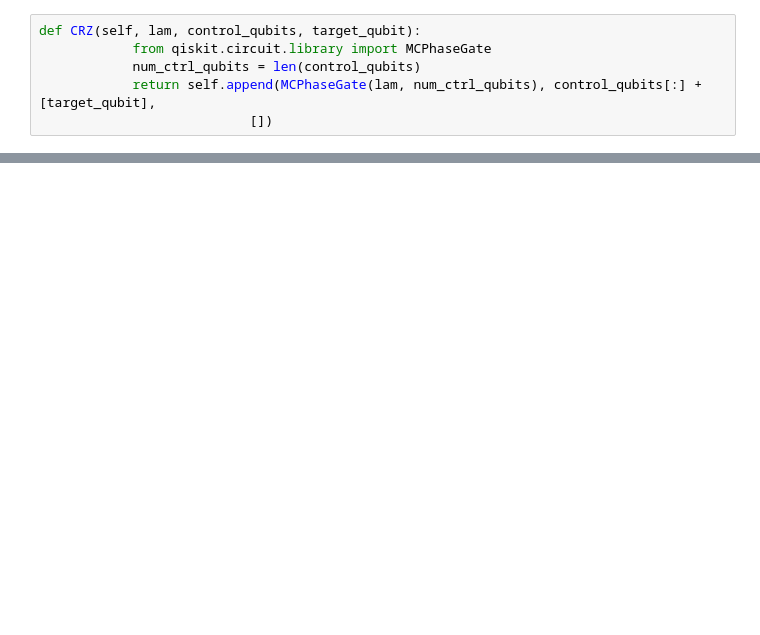
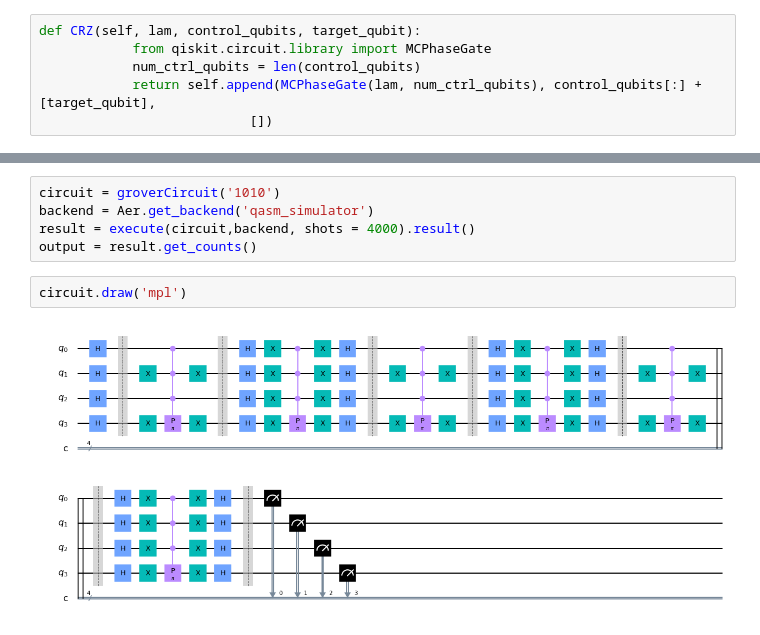
Before and after one commit to theheavygluon/QuantumComputingPrereqs, a Jupyter notebook: QuantAlgs/Documentation_v1.ipynb, the cells around one changed output, grey strips where cells are left out. Cells and saved outputs as stored; diff of their text form; blank space fills up the shorter version.

```diff
--- a/QuantAlgs/Documentation_v1.ipynb
+++ b/QuantAlgs/Documentation_v1.ipynb
@@ -373,0 +486,9 @@ plot_histogram(a[1].get_counts(a[2]))
+# %%
+circuit = groverCircuit('1010')
+backend = Aer.get_backend('qasm_simulator')
+result = execute(circuit,backend, shots = 4000).result()
+output = result.get_counts()
+# %%
+circuit.draw('mpl')
+# %% [output]
+[figure, added]
```
Also changed, not shown: parts of 15 cells of this notebook, 4 other files.
